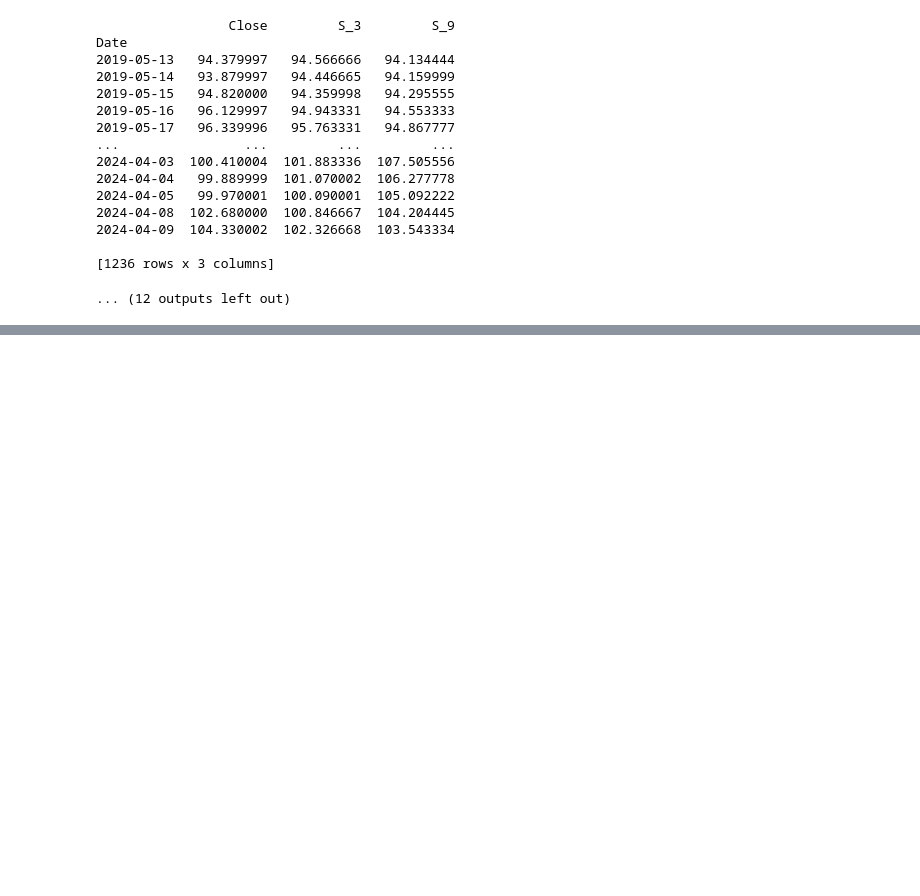
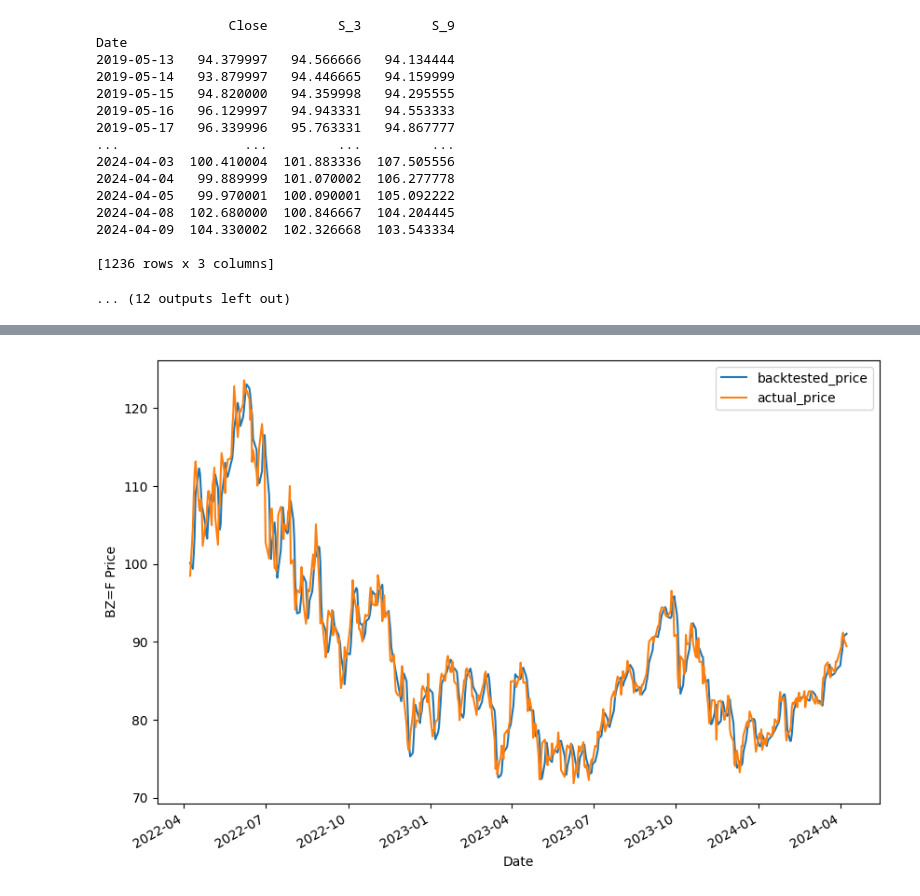
Before and after one commit to jyin1003/financial-portfolio-analysis, a Jupyter notebook: comms_analysis/comms_analy.ipynb, the cells around one changed output, grey strips where cells are left out. Drawn from its saved outputs; the diff is of its cells as text; code cells hidden in the pictures; blank space fills up the shorter version.

```diff
--- a/comms_analysis/comms_analy.ipynb
+++ b/comms_analysis/comms_analy.ipynb
@@ -174,3 +174,100 @@ Date
 
 [1236 rows x 3 columns]
 ... (12 outputs left out)
+# %%
+# analyse new crude oil
+# load only close data
+
+products = ['BZ=F']
+for product in products:
+    df = yf.download(product, '2014-04-01', '2024-04-10')
+    df = df[['Close']]
+    if product == 'CL=F':
+        df = df[df['Close'] > 0] # ignore singluar time stamp at negative price
+    df = df.dropna()
+
+    # train: use moving averages over last 3 days and 9 days
+    df['S_3'] = df['Close'].rolling(window=3).mean()
+    df['S_9'] = df['Close'].rolling(window=9).mean()
+    df['next_day_price'] = df['Close'].shift(-1)
+
+    df = df.dropna()
+    x = df[['S_3', 'S_9']]
+
+    y = df['next_day_price']
+
+    # separate testing and training data
+    index = int(0.8*(len(df)))
+    x_train, x_test, y_train, y_test = x[:index], x[index:], y[:index], y[index:]
+
+    # train linear regression
+    linear = LinearRegression().fit(x_train, y_train)
+
+    print("Linear Regression model")
+    print(f"{product} Price (y) = %.2f * 3 Days Moving Average (x1) \
+    + %.2f * 9 Days Moving Average (x2) \
+    + %.2f (constant)" % (linear.coef_[0], linear.coef_[1], linear.intercept_))
+
+    # backtest
+    backtest_price = linear.predict(x_test)
+    backtest_price = pd.DataFrame(
+        backtest_price, index=y_test.index, columns=['price'])
+    backtest_price.plot(figsize=(10, 7))
+    y_test.plot()
+    plt.legend(['backtested_price', 'actual_price'])
+    plt.ylabel(f"{product} Price")
+    plt.show()
+
+    # export to excel
+    export_df = pd.DataFrame({
+        'dates': x_test.index,
+        'Historical Price': y_test,
+        'Model Predicted Price': backtest_price['price']
+    })
+
+    # Export the DataFrame to an Excel file
+    export_df.to_excel(f"{product}_backtest_results.xlsx", index=False)
+
+    # predict next 3 months
+    predict_df = yf.download(product, '2019-05-01', '2024-04-10')
+    predict_df = predict_df[['Close']]
+    predict_df = predict_df.dropna()
+    predict_df['S_3'] = predict_df['Close'].rolling(window=3).mean()
+    predict_df['S_9'] = predict_df['Close'].rolling(window=9).mean()
+    predict_df = predict_df.dropna()
+    print(predict_df)
+    current_date = predict_df.index[-1]
+    end_date = datetime(2024, 7, 31)
+
+    while current_date <= end_date:
+        # forecast the price
+        predict_df['predicted_price'] = linear.predict(predict_df[['S_3', 'S_9']])
+        last_row = predict_df.tail(1)
+        predicted_price = last_row['predicted_price'].iloc[-1]
+
+        last_date = predict_df.index[-1]
+        new_date = last_date + timedelta(days=1)
+        current_date = new_date
+        new_row = pd.DataFrame(index=[new_date], columns=predict_df.columns)
+        new_row['Close'] = predicted_price
+        moving_avg_list = predict_df['Close'].iloc[-8:].tolist()
+        moving_avg_list.append(predicted_price)
+        new_row['S_3'] = sum(moving_avg_list[-3:]) / 3
+        new_row['S_9'] = sum(moving_avg_list) / 9
+        warnings.filterwarnings("ignore", message="The behavior of DataFrame concatenation with empty or all-NA entries is deprecated.*")
+        predict_df = pd.concat([predict_df, new_row])
+        # print("after adding new row")
+        # print(df)
+
+    # adjust to only weekly data
+    predict_df = predict_df.resample('W-FRI').last() # only weekly data
+    # export to excel
+    export_df = pd.DataFrame({
+        'Dates': predict_df.index,
+        'Historical Price': predict_df['Close'],
+        'Base': predict_df['predicted_price'],
+    })
+
+    # Export the DataFrame to an Excel file
+    export_df.to_excel(f"{product}_predicted_results.xlsx", index=False)
+# %% [output]
@@ -176,0 +277 @@ Date
+[figure, added]
```
Also changed, not shown: parts of 1 cell of this notebook, 29 other files.
